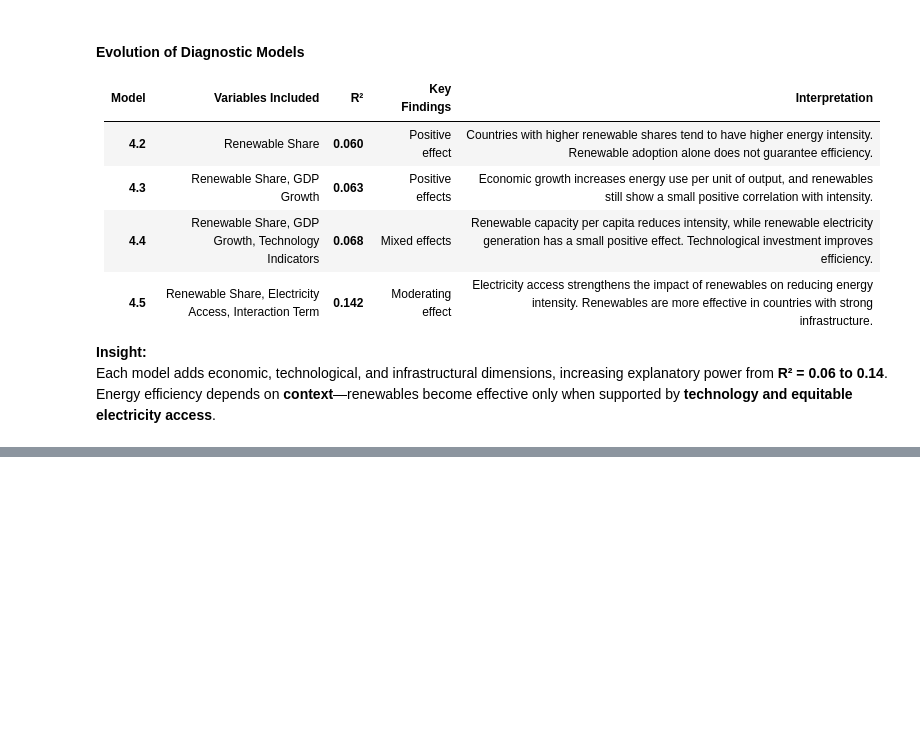
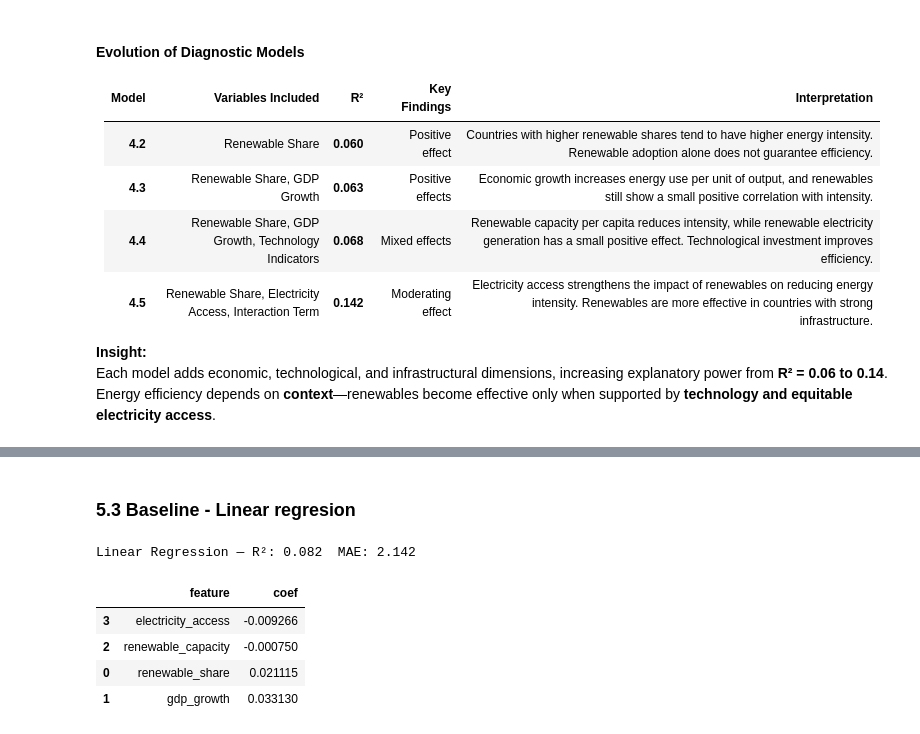
Before and after one commit to mnoriega-mx/energy-efficiency-trends, a Jupyter notebook: energy_efficiency_trends.ipynb, the cells around one changed output, grey strips where cells are left out. Cells and saved outputs as stored; diff of their text form; code cells hidden in the pictures; blank space fills up the shorter version.

```diff
--- a/energy_efficiency_trends.ipynb
+++ b/energy_efficiency_trends.ipynb
@@ -863,0 +890,18 @@ Energy efficiency depends on **context**—renewables become effective only when
+# %%
+from sklearn.model_selection import train_test_split
+from sklearn.metrics import r2_score, mean_absolute_error
+
+features = ["renewable_share", "gdp_growth", "renewable_capacity", "electricity_access"]
+target = "energy_intensity"
+
+# Keep only features that actually exist
+features = [f for f in features if f in df_model.columns]
+missing = [f for f in ["renewable_share", "gdp_growth", "renewable_capacity", "electricity_access"] if f not in features]
+if missing:
+    print("Warning: missing features not in dataset:", missing)
+
+X = df_model[features]
+y = df_model[target]
+
+X_train, X_test, y_train, y_test = train_test_split(X, y, test_size=0.2, random_state=42)
+print("Train:", X_train.shape, "| Test:", X_test.shape)
@@ -863,0 +926,23 @@ Energy efficiency depends on **context**—renewables become effective only when
+# %% [markdown]
+### 5.3 Baseline - Linear regresion
+# %%
+from sklearn.linear_model import LinearRegression
+
+lr = LinearRegression()
+lr.fit(X_train, y_train)
+pred_lr = lr.predict(X_test)
+
+r2_lr = r2_score(y_test, pred_lr)
+mae_lr = mean_absolute_error(y_test, pred_lr)
+
+print("Linear Regression — R²:", round(r2_lr, 3), " MAE:", round(mae_lr, 3))
+# Optional: coefficients for interpretability
+coef_table = pd.DataFrame({"feature": X.columns, "coef": lr.coef_}).sort_values("coef")
+display(coef_table)
+# %% [output]
+Linear Regression — R²: 0.082  MAE: 2.142
+|  | feature | coef |
+| 3 | electricity_access | -0.009266 |
+| 2 | renewable_capacity | -0.000750 |
+| 0 | renewable_share | 0.021115 |
+| 1 | gdp_growth | 0.033130 |
```
Also changed, not shown: parts of 21 cells of this notebook.
